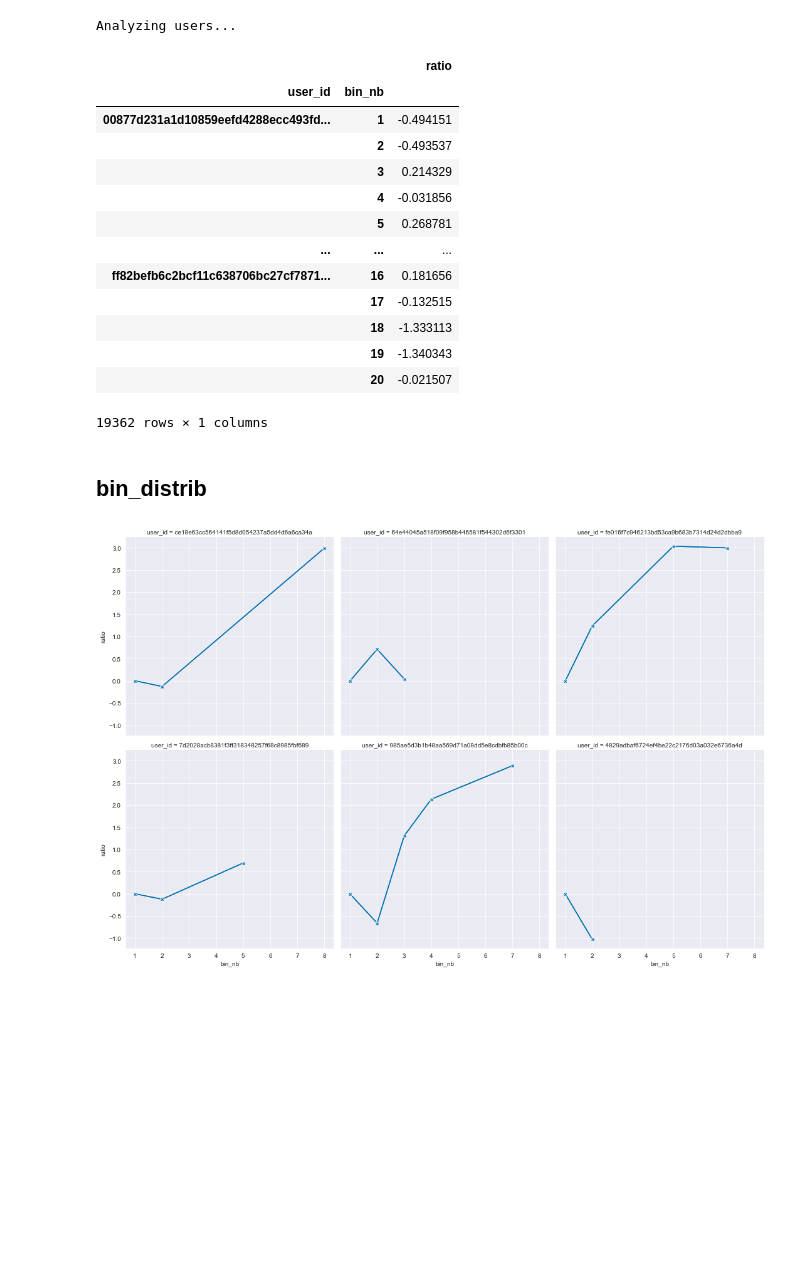
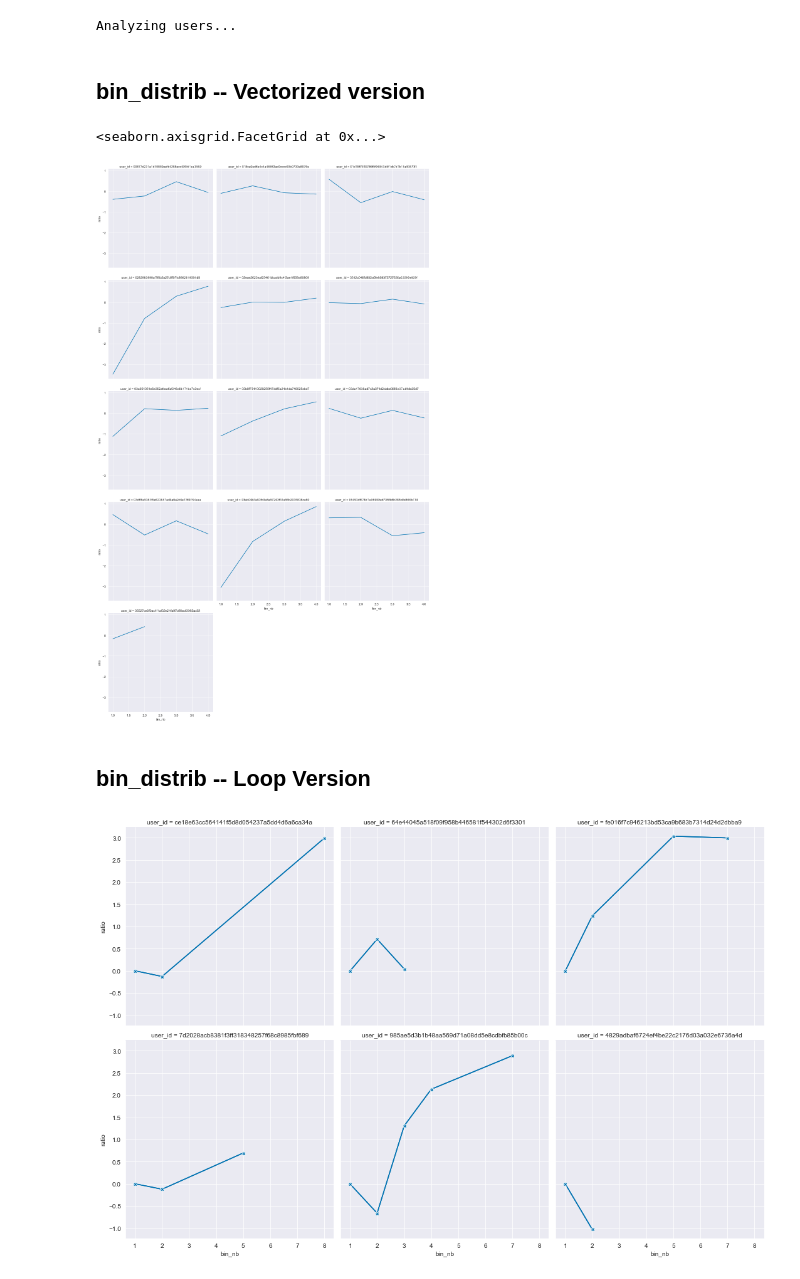
Before and after one commit to QuVil/cmb-recommendation, a Jupyter notebook: src/analysis/mainstream_tests.ipynb, the cells around one changed output. Cells and saved outputs as stored; diff of their text form; code cells hidden in the pictures; blank space fills up the shorter version.

```diff
--- a/src/analysis/mainstream_tests.ipynb
+++ b/src/analysis/mainstream_tests.ipynb
@@ -64,7 +64,7 @@ FILE_NAME = "../../data/artist_streams.csv"
 SAVE_NAME = "../../data/mainstream_data.csv"
 MIN_OBS = 100
 SEPARATE_RECO = False
-BIN_AMNT = 20
+BIN_AMNT = 4
 
 sns.set_palette(sns.color_palette("colorblind"))
 sns.set_style("darkgrid")
@@ -104,6 +98,9 @@ Standard deviation of amount of plays per bin: 2978.763535428752
 # %%
  # Occurences of music plays in each bin
 bin_distrib = artist_data.groupby("bin_nb").size()
+
+# Reversing bin numbers -- just a dirty little workaround to have the "mainstreamest" bin be 1
+artist_data["bin_nb"] = BIN_AMNT+1 - artist_data["bin_nb"]
 
 # Normalized
 bin_distrib /= bin_distrib.sum()
@@ -127,29 +124,15 @@ recommended_choices = [True, False]
 aggregate = pd.DataFrame(columns=["user_id", "recommended", "bin_nb", "ratio"])
 # %% [output]
 Analyzing users...
+# %% [markdown]
+## bin_distrib -- Vectorized version
 # %%
 # Vectorized computing of the users' bin ratios
 user_frame = main_dist.to_frame()
 user_frame.columns = ["ratio"]
 
-# user_frame ends up with [user, bin_nb, ratio]
+# Our user_frame ends up with [user, bin_nb, ratio]
 user_plays = user_frame["ratio"].sum(level=0)
 user_frame = user_frame.unstack('bin_nb').divide(bin_distrib, level=1).divide(user_plays, axis=0).stack("bin_nb")
 
-user_frame["ratio"] = user_frame["ratio"].map(np.log)
-user_frame
+user_frame = user_frame.reset_index()
-# %% [output]
-|  |  | ratio |
-| user_id | bin_nb |  |
-| 00877d231a1d10859eefd4288ecc493fd... | 1 | -0.494151 |
-|  | 2 | -0.493537 |
-|  | 3 | 0.214329 |
-|  | 4 | -0.031856 |
-|  | 5 | 0.268781 |
-| ... | ... | ... |
-| ff82befb6c2bcf11c638706bc27cf7871... | 16 | 0.181656 |
-|  | 17 | -0.132515 |
-|  | 18 | -1.333113 |
-|  | 19 | -1.340343 |
-|  | 20 | -0.021507 |
-19362 rows × 1 columns
@@ -156,5 +142,15 @@ user_frame
+# %%
+# Log for ratio
+user_frame["ratio"] = user_frame["ratio"].map(np.log)
+
+#Plotting the first users
+sns.relplot(x="bin_nb", y="ratio", kind="line", col="user_id", col_wrap=3, dashes=False, markers=True,
+            estimator=None, data=user_frame[:50], legend=False)
+# %% [output]
+<seaborn.axisgrid.FacetGrid at 0x...>
+[figure, added]
 # %% [markdown]
-## bin_distrib
+## bin_distrib -- Loop Version
 # %%
 # Ratio calc loop
 for user, reco in itertools.product(test_users, recommended_choices):
```
Also changed, not shown: parts of 2 cells of this notebook, 7 other files.
